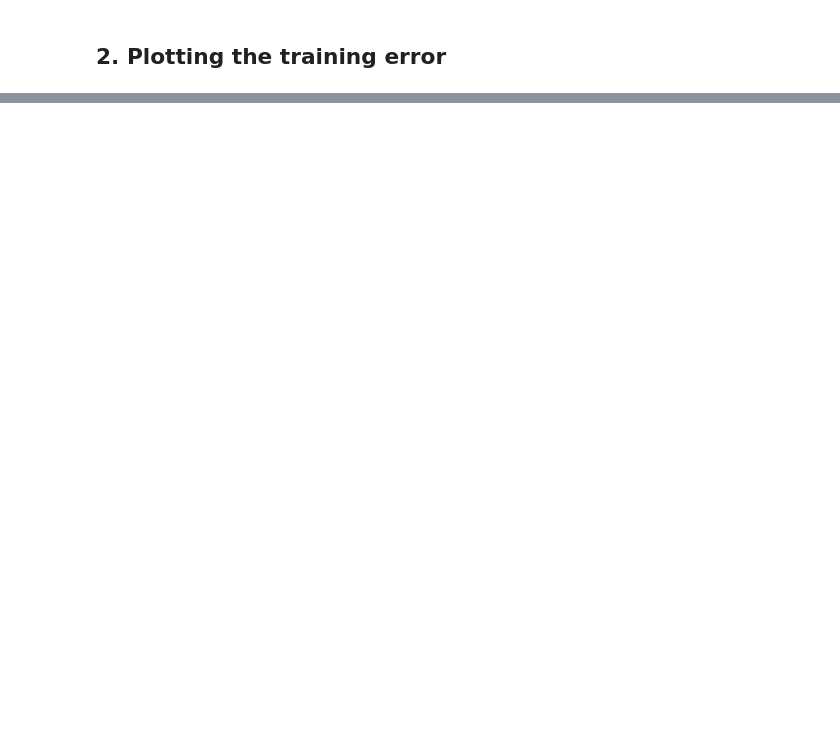
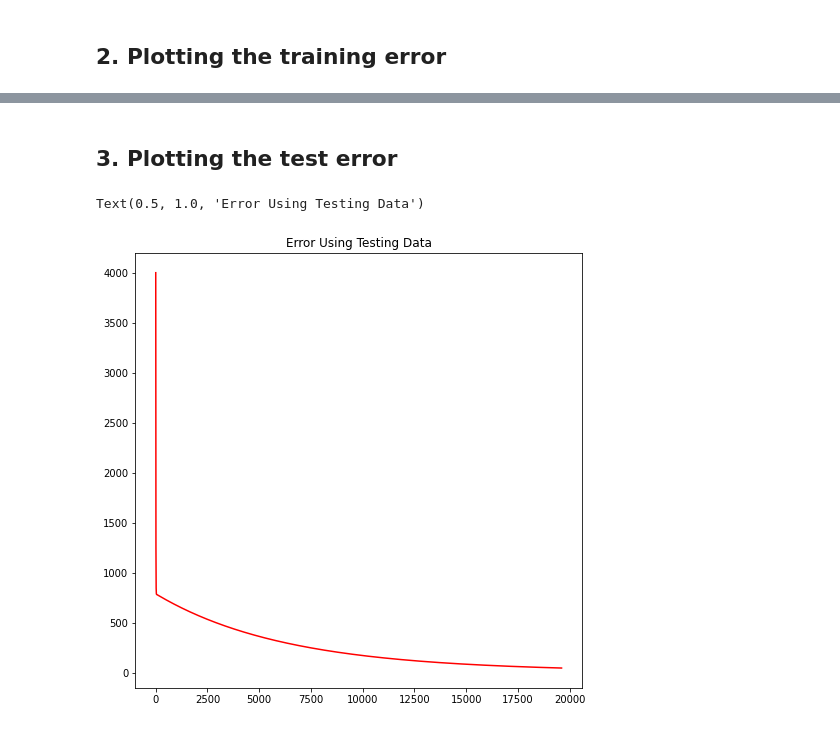
Before and after one commit to fxnnxc/class-MachineLearning, a Jupyter notebook: Assignment04.ipynb, the cells around one changed output, grey strips where cells are left out. Cells and saved outputs as stored; diff of their text form; code cells hidden in the pictures; blank space fills up the shorter version.

```diff
--- a/Assignment04.ipynb
+++ b/Assignment04.ipynb
@@ -113,0 +92,11 @@ Text(0.5, 1.0, 'Training Error')
+# %% [markdown]
+## 3. Plotting the test error
+# %%
+# LOSS_test 변수에 저장된 test 데이터 에러 플롯
+
+plt.figure(figsize=(8,8))
+plt.plot(LOSS_test, color='red')
+plt.title('Error Using Testing   Data')
+# %% [output]
+Text(0.5, 1.0, 'Error Using Testing Data')
+[figure, added]
```
Also changed, not shown: parts of 4 cells of this notebook.
